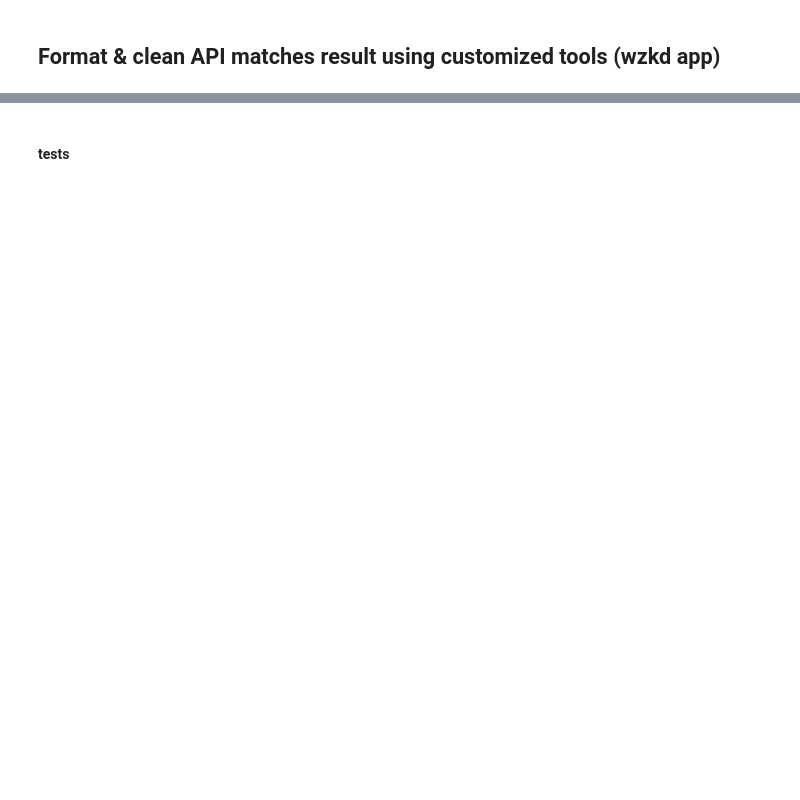
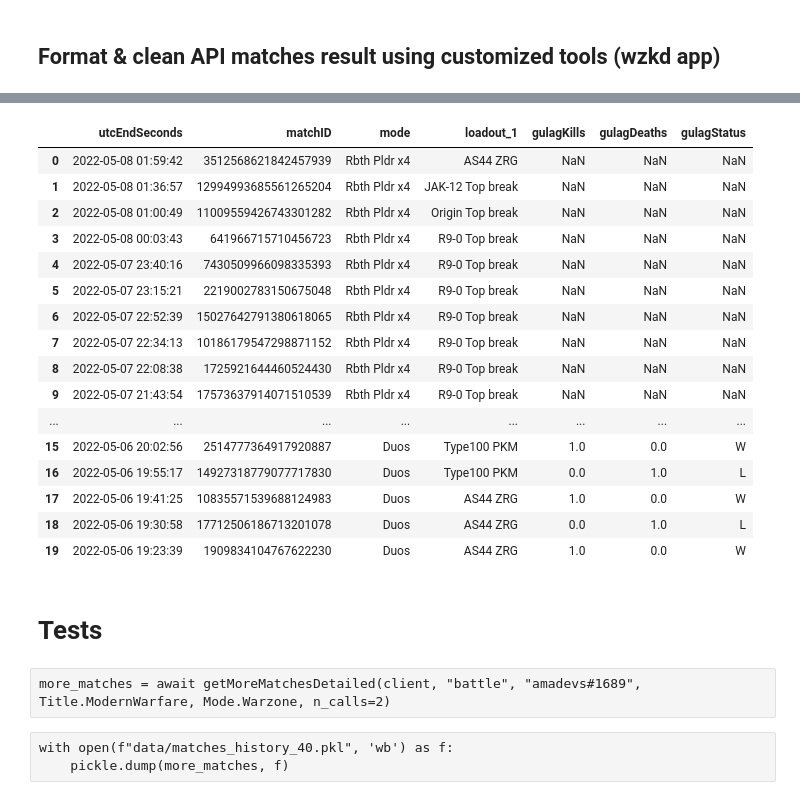
Before and after one commit to matthieuvion/wzkd, a Jupyter notebook: notebooks/format_matches.ipynb, the cells around one changed output, grey strips where cells are left out. Saved outputs shown, nothing was run; the diff lists cells and outputs as text; code cells hidden in the pictures; blank space fills up the shorter version.

```diff
--- a/notebooks/format_matches.ipynb
+++ b/notebooks/format_matches.ipynb
@@ -297,2 +432,29 @@ memory usage: 8.9+ KB
+# %%
+# build up some KPI's, for now just 'gulagStatus' (win or loss)
+df_augmented = augment_df(df_formatted, LABELS)
+display(df_augmented[['utcEndSeconds', 'matchID', 'mode', 'loadout_1', 'gulagKills', 'gulagDeaths', 'gulagStatus']])
+# %% [output]
+|  | utcEndSeconds | matchID | mode | loadout_1 | gulagKills | gulagDeaths | gulagStatus |
+| 0 | 2022-05-08 01:59:42 | 3512568621842457939 | Rbth Pldr x4 | AS44 ZRG | NaN | NaN | NaN |
+| 1 | 2022-05-08 01:36:57 | 12994993685561265204 | Rbth Pldr x4 | JAK-12 Top break | NaN | NaN | NaN |
+| 2 | 2022-05-08 01:00:49 | 11009559426743301282 | Rbth Pldr x4 | Origin Top break | NaN | NaN | NaN |
+| 3 | 2022-05-08 00:03:43 | 641966715710456723 | Rbth Pldr x4 | R9-0 Top break | NaN | NaN | NaN |
+| 4 | 2022-05-07 23:40:16 | 7430509966098335393 | Rbth Pldr x4 | R9-0 Top break | NaN | NaN | NaN |
+| 5 | 2022-05-07 23:15:21 | 2219002783150675048 | Rbth Pldr x4 | R9-0 Top break | NaN | NaN | NaN |
+| 6 | 2022-05-07 22:52:39 | 15027642791380618065 | Rbth Pldr x4 | R9-0 Top break | NaN | NaN | NaN |
+| 7 | 2022-05-07 22:34:13 | 10186179547298871152 | Rbth Pldr x4 | R9-0 Top break | NaN | NaN | NaN |
+| 8 | 2022-05-07 22:08:38 | 1725921644460524430 | Rbth Pldr x4 | R9-0 Top break | NaN | NaN | NaN |
+| 9 | 2022-05-07 21:43:54 | 17573637914071510539 | Rbth Pldr x4 | R9-0 Top break | NaN | NaN | NaN |
+| ... | ... | ... | ... | ... | ... | ... | ... |
+| 15 | 2022-05-06 20:02:56 | 2514777364917920887 | Duos | Type100 PKM | 1.0 | 0.0 | W |
+| 16 | 2022-05-06 19:55:17 | 14927318779077717830 | Duos | Type100 PKM | 0.0 | 1.0 | L |
+| 17 | 2022-05-06 19:41:25 | 10835571539688124983 | Duos | AS44 ZRG | 1.0 | 0.0 | W |
+| 18 | 2022-05-06 19:30:58 | 17712506186713201078 | Duos | AS44 ZRG | 0.0 | 1.0 | L |
+| 19 | 2022-05-06 19:23:39 | 1909834104767622230 | Duos | AS44 ZRG | 1.0 | 0.0 | W |
 # %% [markdown]
-#### tests
+# Tests
+# %% [raw]
+more_matches = await getMoreMatchesDetailed(client, "battle", "amadevs#1689", Title.ModernWarfare, Mode.Warzone, n_calls=2)
+# %% [raw]
+with open(f"data/matches_history_40.pkl", 'wb') as f:
+    pickle.dump(more_matches, f)
```
Also changed, not shown: parts of 25 cells of this notebook, 41 other files.
